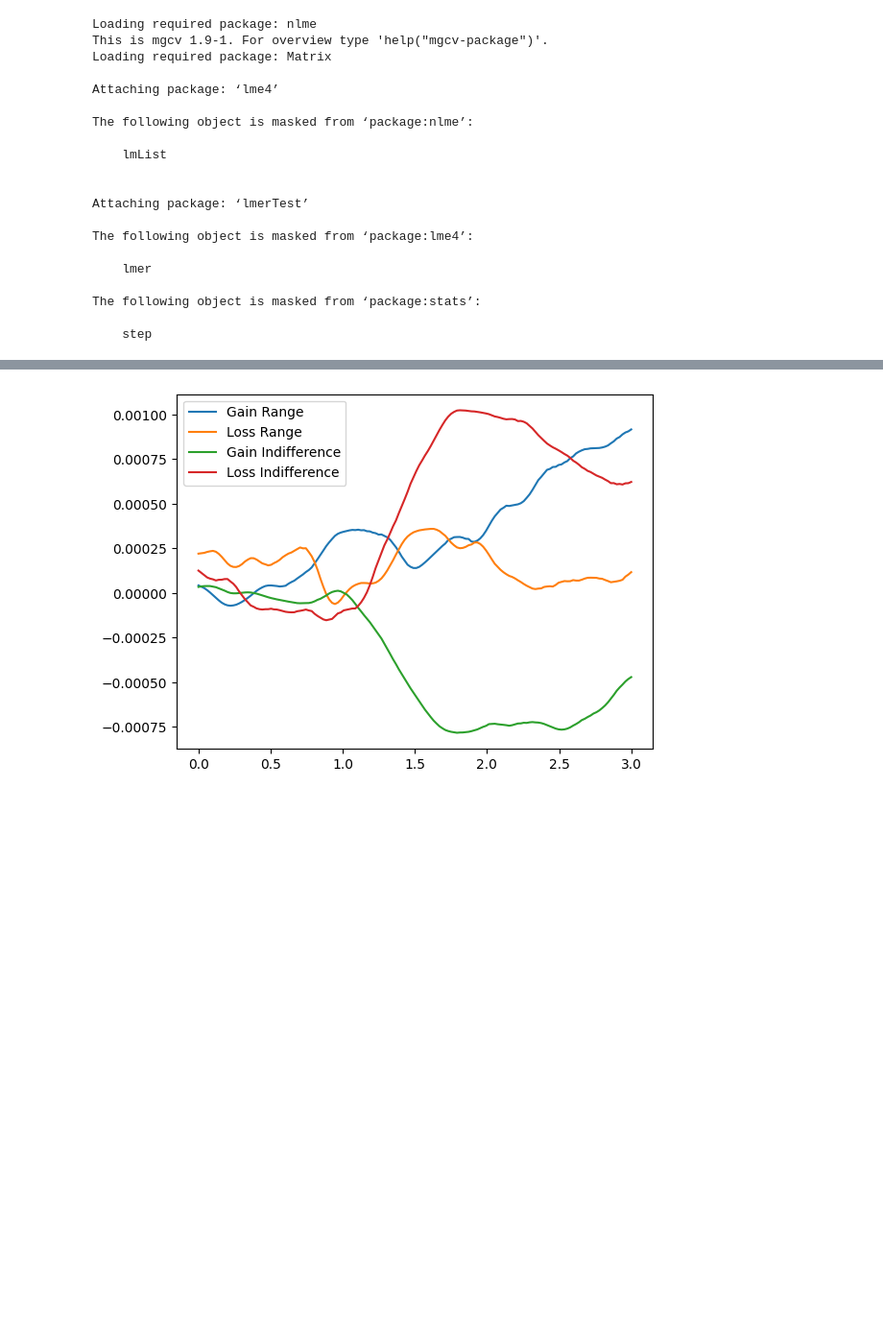
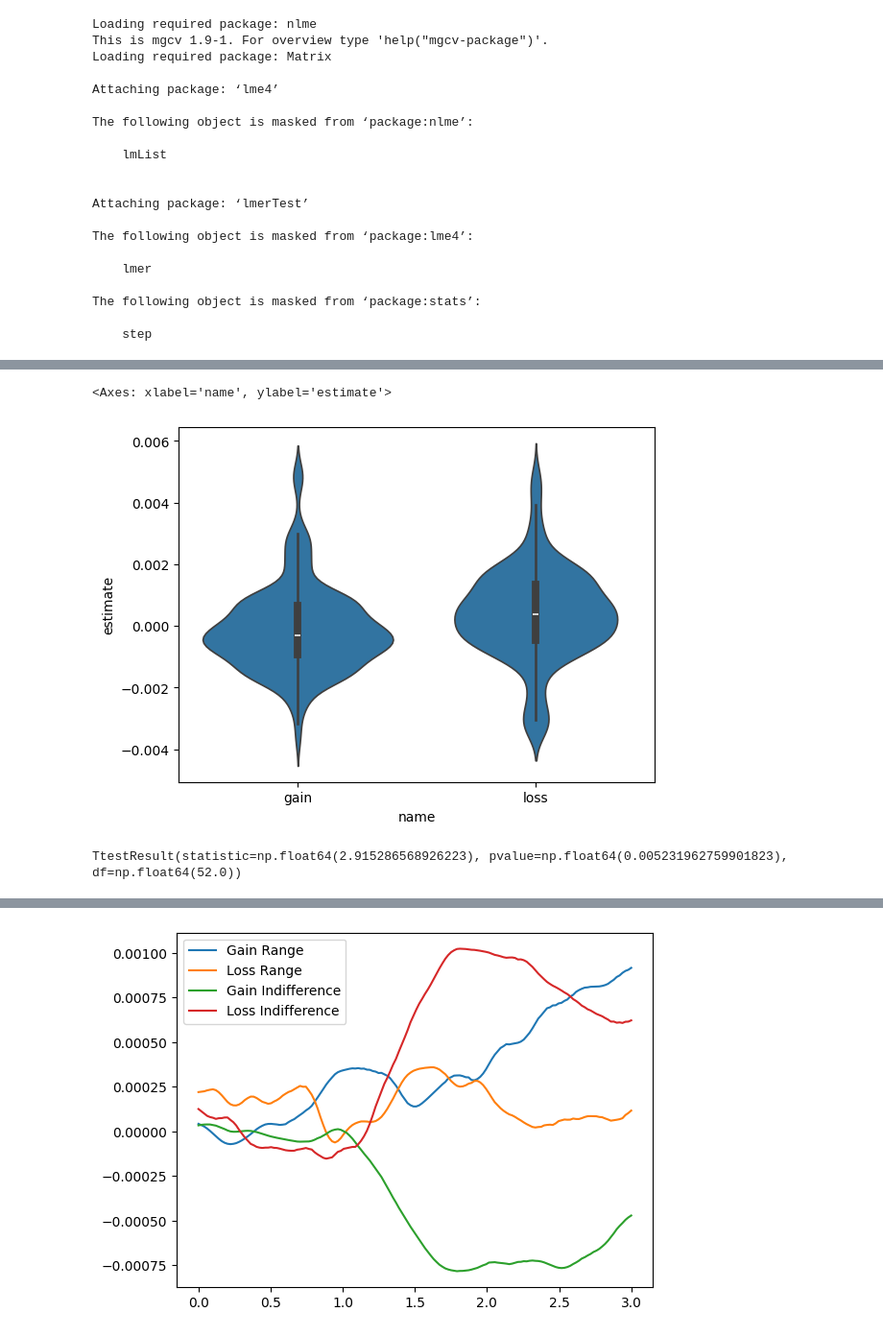
Before and after one commit to GusStgoReyes/riskyneuroarousal, a Jupyter notebook: notebooks/exploratory/4-pupil_response.ipynb, the cells around one changed output, grey strips where cells are left out. Shown at 96% size. Saved outputs shown, nothing was run; the diff lists cells and outputs as text; code cells hidden in the pictures; blank space fills up the shorter version.

Commit message:
results in notebooks

```diff
--- a/notebooks/exploratory/4-pupil_response.ipynb
+++ b/notebooks/exploratory/4-pupil_response.ipynb
@@ -148,0 +221,5 @@ str(coefficient_df)
+# %%
+sns.violinplot(data=coefficient_df.query("name == 'gain' | name == 'loss'"), x='name', y='estimate')
+# %% [output]
+<Axes: xlabel='name', ylabel='estimate'>
+[figure, added]
@@ -148,0 +232,7 @@ str(coefficient_df)
+# %%
+import scipy.stats as stats
+# run ttest_ind on the estimate column
+stats.ttest_ind(accept_coeff.query("condition == 'equalRange'")['estimate'].values,
+                accept_coeff.query("condition == 'equalIndifference'")['estimate'].values)
+# %% [output]
+TtestResult(statistic=np.float64(2.915286568926223), pvalue=np.float64(0.005231962759901823), df=np.float64(52.0))
```
Also changed, not shown: parts of 20 cells of this notebook, 7 other files.
